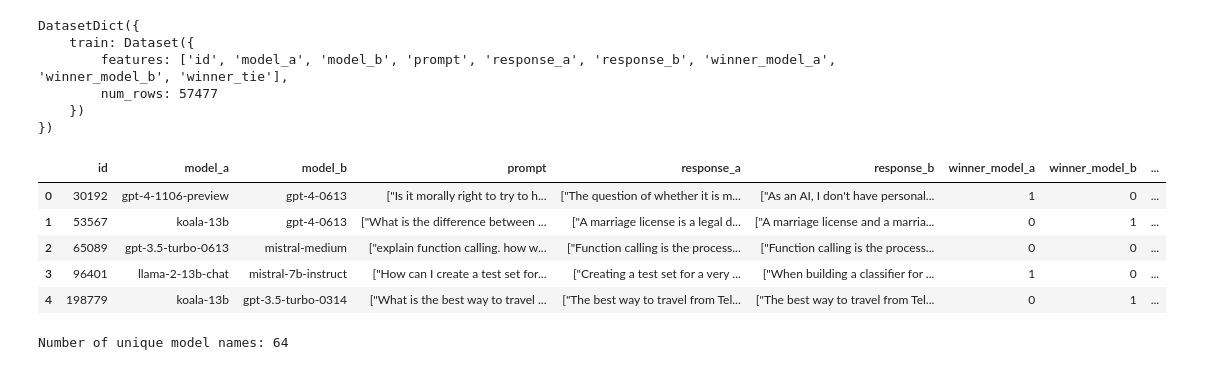
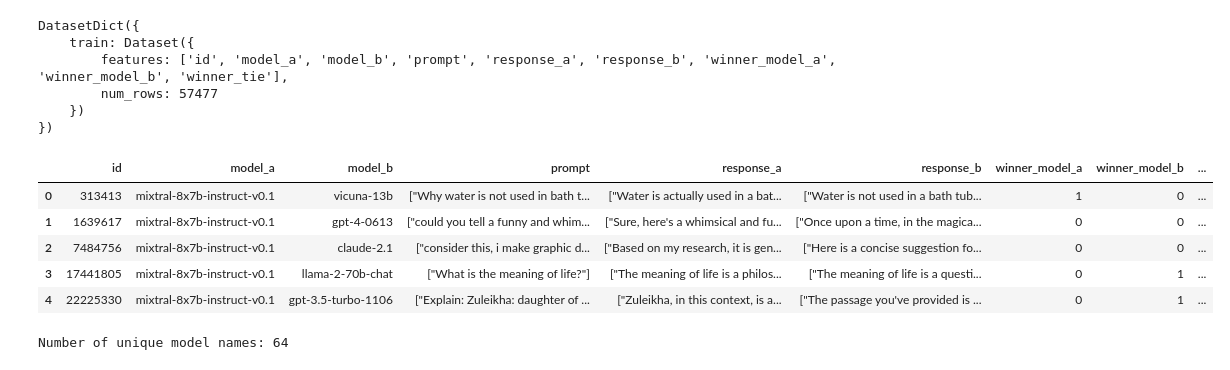
Before and after one commit to JennyHuang19/IsRankingRobust, a Jupyter notebook: notebooks/chatbotArenaRobustnessWtd.ipynb, the cells around one changed output. Cells and saved outputs as stored; diff of their text form; code cells hidden in the pictures.

```diff
--- a/notebooks/chatbotArenaRobustnessWtd.ipynb
+++ b/notebooks/chatbotArenaRobustnessWtd.ipynb
@@ -29,16 +29,20 @@ DatasetDict({
         num_rows: 57477
     })
 })
-# %%
-df = train.to_pandas()
-df.head()
-# %% [output]
-|  | id | model_a | model_b | prompt | response_a | response_b | winner_model_a | winner_model_b | ... |
-| 0 | 30192 | gpt-4-1106-preview | gpt-4-0613 | ["Is it morally right to try to h... | ["The question of whether it is m... | ["As an AI, I don't have personal... | 1 | 0 | ... |
-| 1 | 53567 | koala-13b | gpt-4-0613 | ["What is the difference between ... | ["A marriage license is a legal d... | ["A marriage license and a marria... | 0 | 1 | ... |
-| 2 | 65089 | gpt-3.5-turbo-0613 | mistral-medium | ["explain function calling. how w... | ["Function calling is the process... | ["Function calling is the process... | 0 | 0 | ... |
-| 3 | 96401 | llama-2-13b-chat | mistral-7b-instruct | ["How can I create a test set for... | ["Creating a test set for a very ... | ["When building a classifier for ... | 1 | 0 | ... |
-| 4 | 198779 | koala-13b | gpt-3.5-turbo-0314 | ["What is the best way to travel ... | ["The best way to travel from Tel... | ["The best way to travel from Tel... | 0 | 1 | ... |
+# %%
+df = train.to_pandas()
+reference = "mixtral-8x7b-instruct-v0.1"
+match = df[df["model_a"] == reference]
+rest = df[df["model_a"] != reference]
+df = pd.concat([match, rest], ignore_index=True)
+df.head()
+# %% [output]
+|  | id | model_a | model_b | prompt | response_a | response_b | winner_model_a | winner_model_b | ... |
+| 0 | 313413 | mixtral-8x7b-instruct-v0.1 | vicuna-13b | ["Why water is not used in bath t... | ["Water is actually used in a bat... | ["Water is not used in a bath tub... | 1 | 0 | ... |
+| 1 | 1639617 | mixtral-8x7b-instruct-v0.1 | gpt-4-0613 | ["could you tell a funny and whim... | ["Sure, here's a whimsical and fu... | ["Once upon a time, in the magica... | 0 | 0 | ... |
+| 2 | 7484756 | mixtral-8x7b-instruct-v0.1 | claude-2.1 | ["consider this, i make graphic d... | ["Based on my research, it is gen... | ["Here is a concise suggestion fo... | 0 | 0 | ... |
+| 3 | 17441805 | mixtral-8x7b-instruct-v0.1 | llama-2-70b-chat | ["What is the meaning of life?"] | ["The meaning of life is a philos... | ["The meaning of life is a questi... | 0 | 1 | ... |
+| 4 | 22225330 | mixtral-8x7b-instruct-v0.1 | gpt-3.5-turbo-1106 | ["Explain: Zuleikha: daughter of ... | ["Zuleikha, in this context, is a... | ["The passage you've provided is ... | 0 | 1 | ... |
 # %%
 # how to get the unique names in both columns
 model_a_names = df['model_a'].unique()
```
Also changed, not shown: parts of 3 cells of this notebook.
